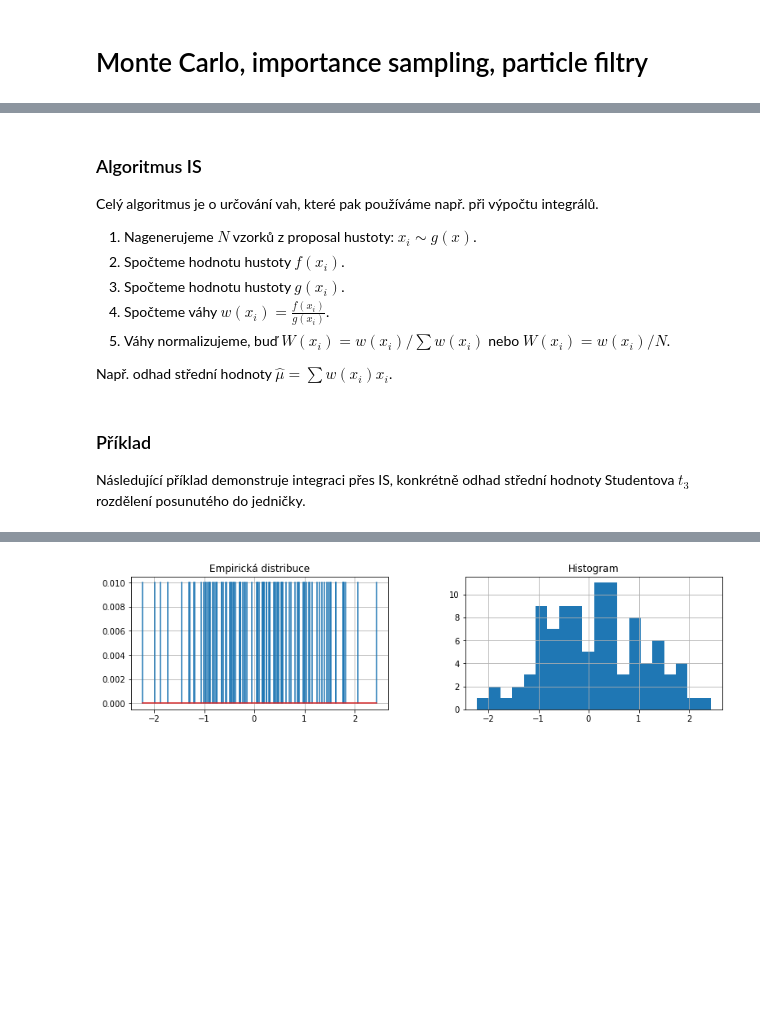
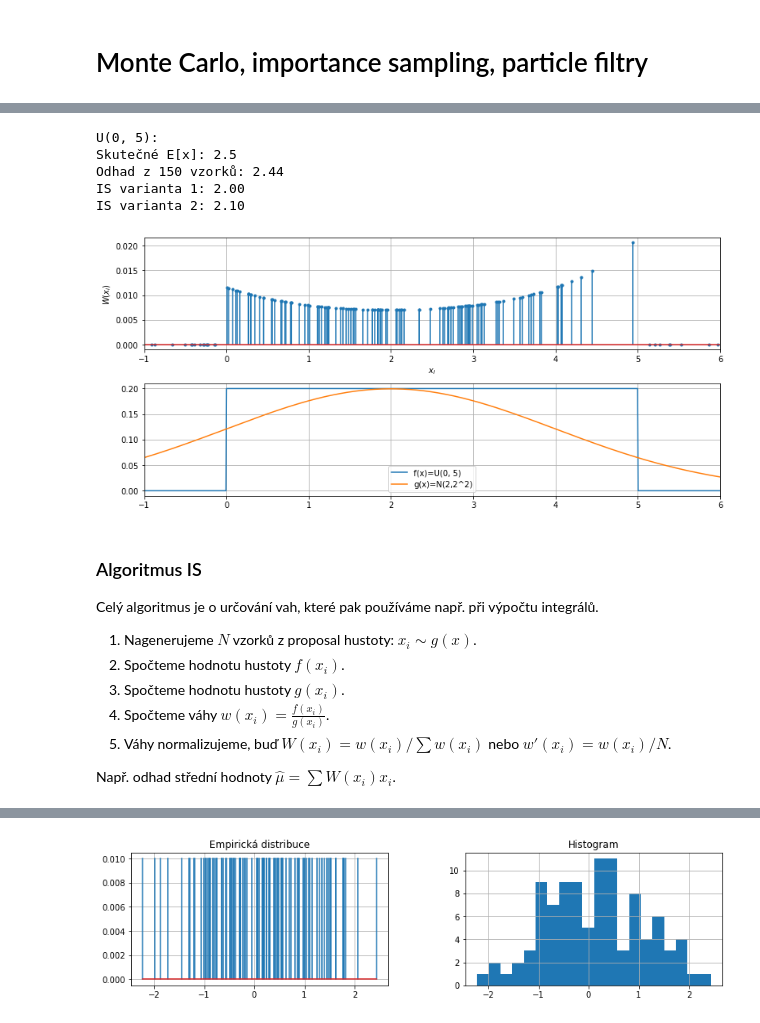
Before and after one commit to TaIos/bml, a Jupyter notebook: prednasky/Particle_filter_KD.ipynb, the cells around one changed output, grey strips where cells are left out. Saved outputs shown, nothing was run; the diff lists cells and outputs as text; code cells hidden in the pictures; blank space fills up the shorter version.

```diff
--- a/prednasky/Particle_filter_KD.ipynb
+++ b/prednasky/Particle_filter_KD.ipynb
@@ -59,3 +81,41 @@ Lze ukázat, že tento odhad je sice vychýlený, ale může mít nižší varia
+# %%
+nsamples = 150
+a, b = 0, 5
+m, s = 2, 2
+x = uniform.rvs(a, b, size=nsamples)
+mean = uniform.mean(a, b)
+print(f"U(0, 5):\nSkutečné E[x]: {uniform.mean(a,b)}")
+print(f"Odhad z {nsamples} vzorků: {x.mean():.2f}")
+
+# Importance sampling
+samples_from_g = norm.rvs(loc=m, scale=s, size=nsamples)
+w_x = uniform.pdf(samples_from_g, a, b)
+w_x /= norm.pdf(samples_from_g, loc=m, scale=s)
+mean_is1 = np.mean(samples_from_g * w_x)
+W_x = w_x / w_x.sum()
+mean_is2 = np.sum(samples_from_g * W_x)
+print(f"IS varianta 1: {mean_is1:.2f}")
+print(f"IS varianta 2: {mean_is2:.2f}")
+plt.figure(figsize=(13,6))
+plt.subplot(2,1,1)
+plt.xlim((-1, 6))
+plt.stem(samples_from_g, W_x, markerfmt='.')
+plt.ylabel(r'$W(x_i)$')
+plt.xlabel(r'$x_i$')
+plt.subplot(2,1,2)
+xticks = np.linspace(-1, 6, 1000)
+plt.plot(xticks, uniform.pdf(xticks, a, b), label=f'f(x)=U({a}, {b})')
+plt.plot(xticks, norm.pdf(xticks, m, s), label=f'g(x)=N({m},{s}^2)')
+plt.xlim((-1, 6))
+plt.legend()
+plt.show()
+# %% [output]
+U(0, 5):
+Skutečné E[x]: 2.5
+Odhad z 150 vzorků: 2.44
+IS varianta 1: 2.00
+IS varianta 2: 2.10
+[figure, added]
 # %% [markdown]
 ### Algoritmus IS
 
@@ -65,10 +125,6 @@ Celý algoritmus je o určování vah, které pak používáme např. při výpo
    2. Spočteme hodnotu hustoty $f(x_i)$.
    3. Spočteme hodnotu hustoty $g(x_i)$.
    4. Spočteme váhy $w(x_i) = \frac{f(x_i)}{g(x_i)}$.
-   5. Váhy normalizujeme, buď $W(x_i) = w(x_i)/\sum w(x_i)$ nebo $W(x_i)=w(x_i)/N$.
+   5. Váhy normalizujeme, buď $W(x_i) = w(x_i)/\sum w(x_i)$ nebo $w'(x_i)=w(x_i)/N$.
 
-Např. odhad střední hodnoty $\hat{\mu} = \sum w(x_i) x_i$.
+Např. odhad střední hodnoty $\hat{\mu} = \sum W(x_i) x_i$.
-# %% [markdown]
-### Příklad
-
-Následující příklad demonstruje integraci přes IS, konkrétně odhad střední hodnoty Studentova $t_3$ rozdělení posunutého do jedničky.
```
Also changed, not shown: parts of 10 cells of this notebook.
